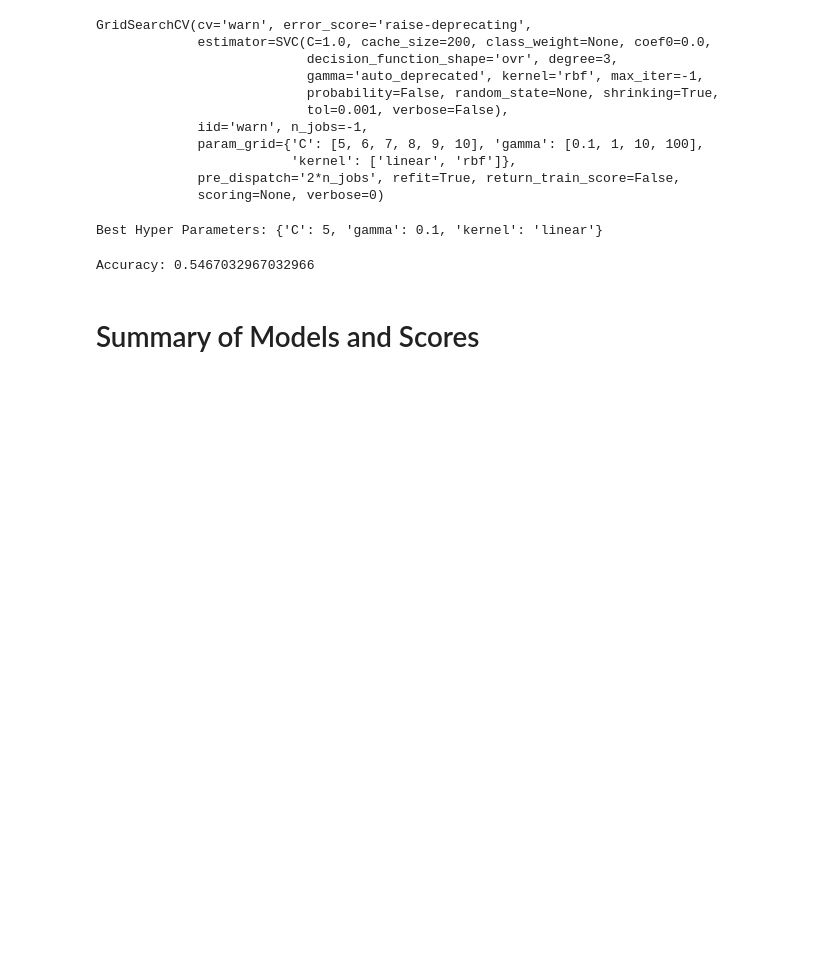
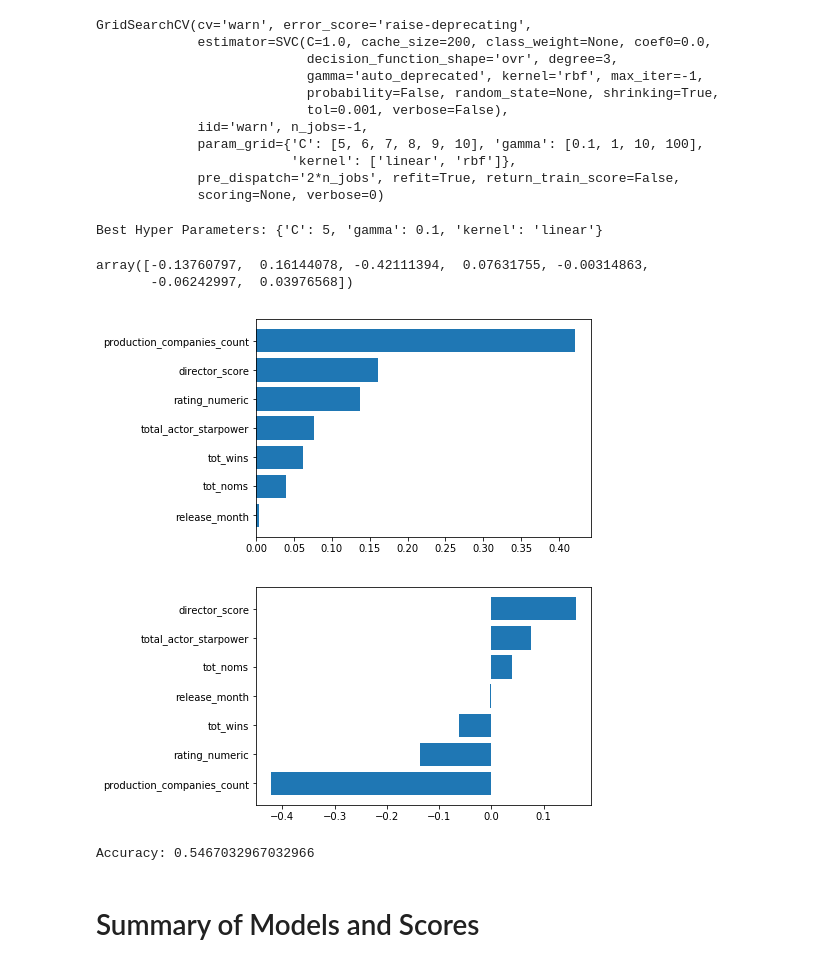
Before and after one commit to styrofomeBoots/project_3, a Jupyter notebook: bryan_workbook.ipynb, the cells around one changed output. Drawn from its saved outputs; the diff is of its cells as text; code cells hidden in the pictures; blank space fills up the shorter version.

```diff
--- a/bryan_workbook.ipynb
+++ b/bryan_workbook.ipynb
@@ -91,7 +93,7 @@ modelDf["successful"].value_counts()
 Name: successful, dtype: int64
 # %%
 # Assign X (data) and y (target)
-X = modelDf[["rating_numeric","director_score","production_companies_count","total_actor_starpower","release_month",
+X = modelDf[["release_month","rating_numeric","director_score","production_companies_count","total_actor_starpower",
              "tot_wins","tot_noms"]]
 y = modelDf["successful"].values.reshape(-1, 1)
 print(X.shape, y.shape)
@@ -99,7 +101,7 @@ print(X.shape, y.shape)
 (3637, 7) (3637, 1)
 # %%
 # split the training and testing data
-X_train, X_test, y_train, y_test = train_test_split(X, y, random_state=1158, train_size=0.80, stratify=y)
+X_train, X_test, y_train, y_test = train_test_split(X, y, random_state=1158, train_size=0.8, stratify=y)
 
 # Create a StandardScater model and fit it to the training data
 X_scaler = StandardScaler().fit(X_train)
@@ -407,6 +402,27 @@ GridSearchCV(cv='warn', error_score='raise-deprecating',
 print(f"Best Hyper Parameters: {modelSVC.best_params_}")
 # %% [output]
 Best Hyper Parameters: {'C': 5, 'gamma': 0.1, 'kernel': 'linear'}
+# %%
+modelSVC1.coef_[0]
+# %% [output]
+array([-0.13760797,  0.16144078, -0.42111394,  0.07631755, -0.00314863,
+       -0.06242997,  0.03976568])
+# %%
+def f_importances(coef, names):
+    imp = coef
+    imp,names = zip(*sorted(zip(imp,names)))
+    plt.barh(range(len(names)), imp, align='center')
+    plt.yticks(range(len(names)), names)
+    plt.show()
+
+features_names = ["rating_numeric","director_score","production_companies_count","total_actor_starpower","release_month",
+             "tot_wins","tot_noms"]
+
+f_importances(abs(modelSVC1.coef_[0]), features_names)
+f_importances(modelSVC1.coef_[0], features_names)
+# %% [output]
+[figure, added]
+[figure, added]
 # %%
 # make prediction using test data
 prediction = modelSVC.predict(X_test_scaled)
```
Also changed, not shown: parts of 11 cells of this notebook.
